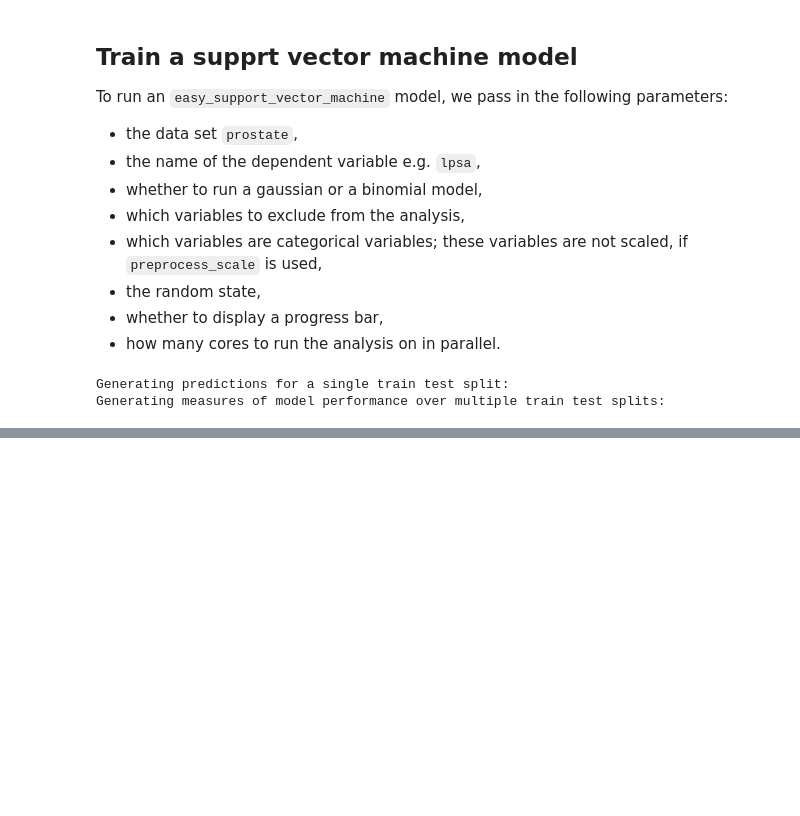
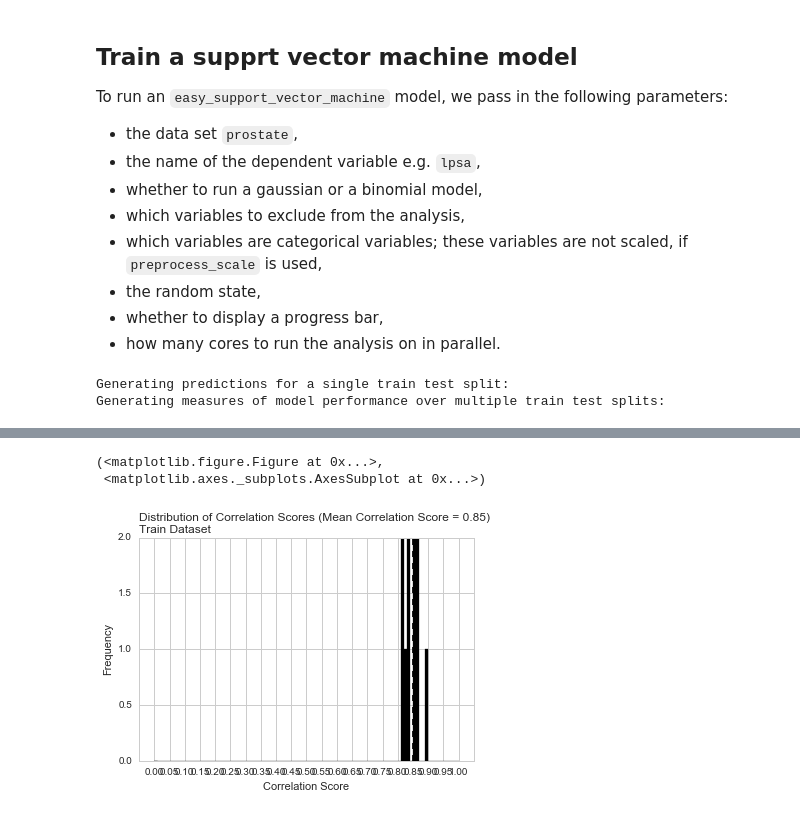
Before and after one commit to CCS-Lab/easyml, a Jupyter notebook: Python/docs/vignettes/prostate.ipynb, the cells around one changed output, grey strips where cells are left out. Cells and saved outputs as stored; diff of their text form; code cells hidden in the pictures; blank space fills up the shorter version.

```diff
--- a/Python/docs/vignettes/prostate.ipynb
+++ b/Python/docs/vignettes/prostate.ipynb
@@ -54,0 +75,6 @@ Now let’s assess the results of the `easy_support_vector_machine` model.
+# %%
+results.plot_model_performance_train()
+# %% [output]
+(<matplotlib.figure.Figure at 0x...>,
+ <matplotlib.axes._subplots.AxesSubplot at 0x...>)
+[figure, added]
```
Also changed, not shown: parts of 7 cells of this notebook, 7 other files.
